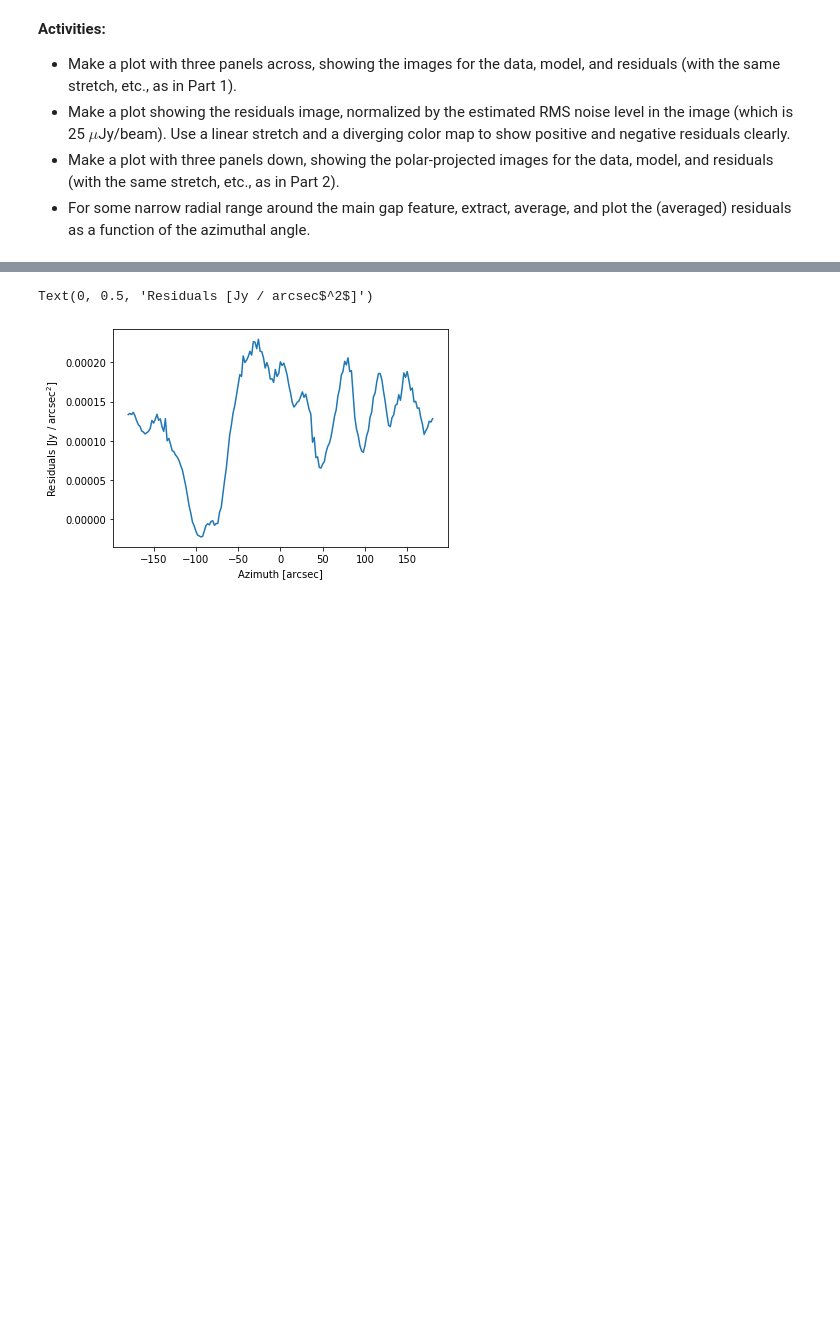
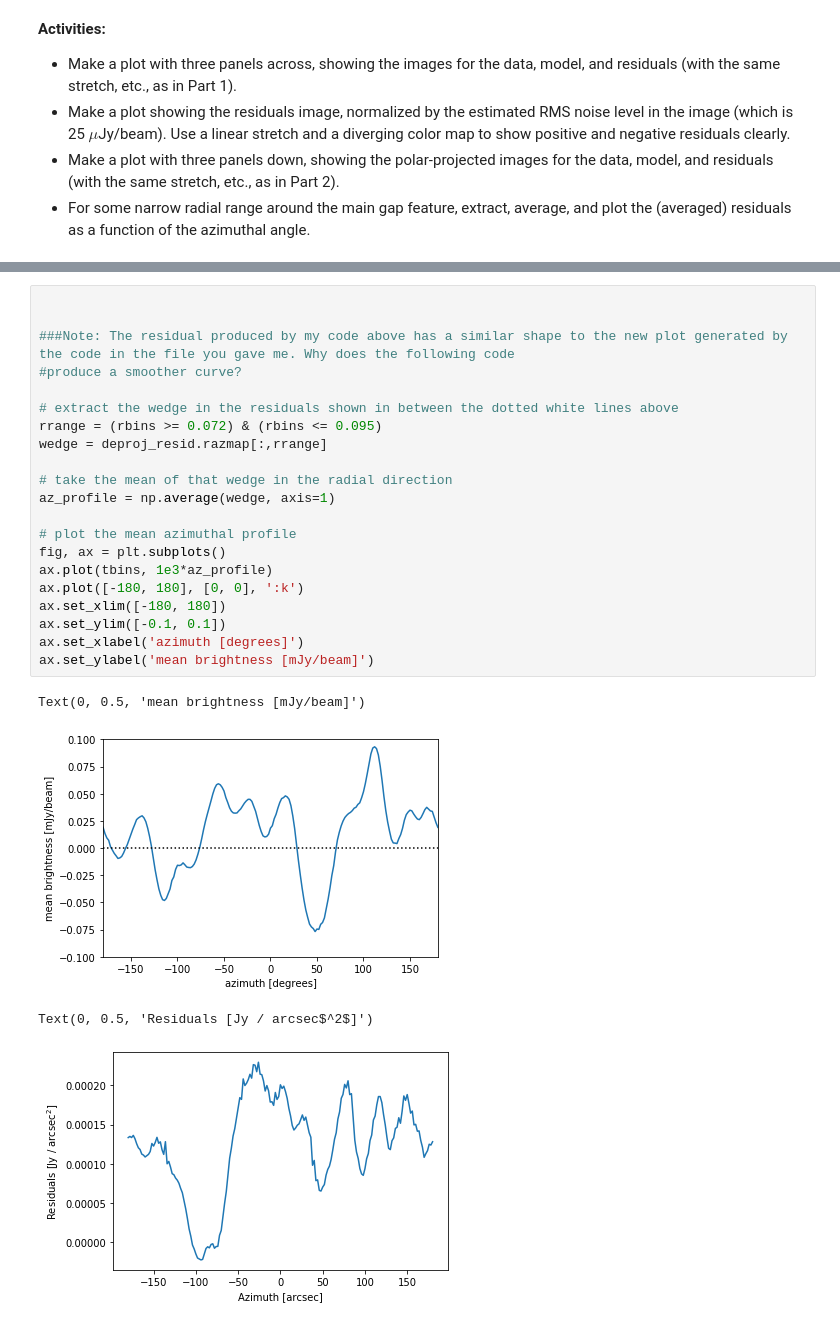
Before and after one commit to seanandrews/DSHARP_CPDs, a Jupyter notebook: ProjectPageweek5.ipynb, the cells around one changed output, grey strips where cells are left out. Cells and saved outputs as stored; diff of their text form; blank space fills up the shorter version.

```diff
--- a/ProjectPageweek5.ipynb
+++ b/ProjectPageweek5.ipynb
@@ -271,3 +475,27 @@ Text(0, 0.5, 'Residuals [Jy / arcsec$^2$]')
+# %%
+
+
+###Note: The residual produced by my code above has a similar shape to the new plot generated by the code in the file you gave me. Why does the following code
+#produce a smoother curve?
+
+# extract the wedge in the residuals shown in between the dotted white lines above
+rrange = (rbins >= 0.072) & (rbins <= 0.095)
+wedge = deproj_resid.razmap[:,rrange]
+
+# take the mean of that wedge in the radial direction
+az_profile = np.average(wedge, axis=1)
+
+# plot the mean azimuthal profile
+fig, ax = plt.subplots()
+ax.plot(tbins, 1e3*az_profile)
+ax.plot([-180, 180], [0, 0], ':k')
+ax.set_xlim([-180, 180])
+ax.set_ylim([-0.1, 0.1])
+ax.set_xlabel('azimuth [degrees]')
+ax.set_ylabel('mean brightness [mJy/beam]')
+# %% [output]
+Text(0, 0.5, 'mean brightness [mJy/beam]')
+[figure, added]
 # %%
 # %% [output]
 Text(0, 0.5, 'Residuals [Jy / arcsec$^2$]')
```
Also changed, not shown: parts of 8 cells of this notebook.
